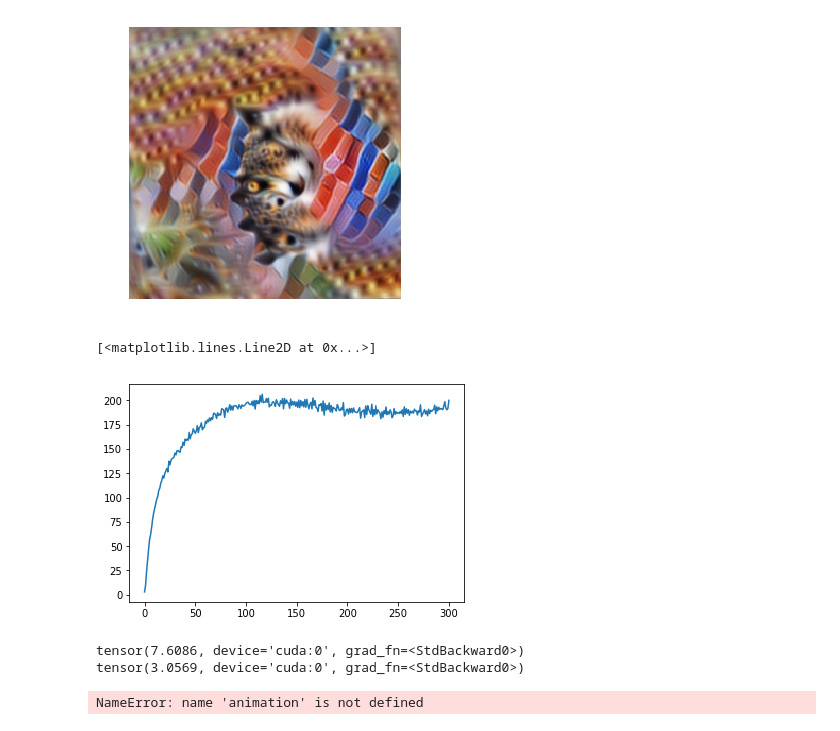
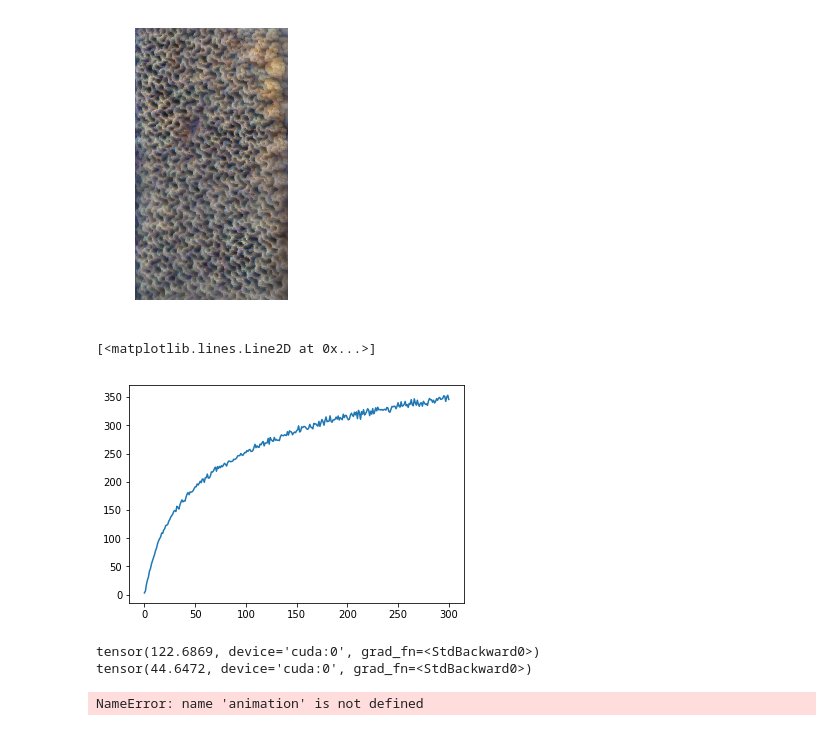
Before and after one commit to justinpinkney/sumie, a Jupyter notebook: docs/im_opt.ipynb, the cells around one changed output. Saved outputs shown, nothing was run; the diff lists cells and outputs as text; code cells hidden in the pictures.

```diff
--- a/docs/im_opt.ipynb
+++ b/docs/im_opt.ipynb
@@ -71,55 +71,57 @@ def grab_value(a):
 def change_objective(i, image, model, objective, opt):
     if i % 100 == 0:
         opt.objective = sumie.objectives.ConvChannel(model[26], np.random.randint(512), func=torch.std)
 
-def change_combined(i, image, model, objective, opt):
-    if i % 100 == 0:
-        opt.objective.children[0] = sumie.objectives.ConvChannel(model[26], np.random.randint(512))
-    if i % 75 == 0:
-        opt.objective.children[1] = sumie.objectives.ConvChannel(model[10], np.random.randint(256), func=torch.std)
+def change_combined(opt, i):
+    if i % 400 == 0:
+        opt.objective.children[0] = sumie.objectives.ConvChannel(opt.model[26], np.random.randint(512), func=torch.std)
+    if i % 300 == 0:
+        opt.objective.children[1] = sumie.objectives.ConvChannel(opt.model[10], np.random.randint(256), func=torch.std)
 
 from skimage.transform import AffineTransform
 
 def warp_image(opt, i):
     if i % 5 == 0:
-        tform = AffineTransform(rotation=0.01/5, translation = -128)
+        tform = AffineTransform(scale=(0.998, 0.998))
         reshaped_image = opt.image.base_image().detach().permute(3,2,1,0).squeeze(3).cpu().numpy()
-        #warped = skimage.transform.warp(reshaped_image, tform)
-        warped = skimage.transform.rotate(reshaped_image, 0.5)
+        warped = skimage.transform.warp(reshaped_image, tform)
+        #warped = skimage.transform.rotate(warped, 0.25)
+        #warped = reshaped_image
         warped = torch.Tensor(warped).permute(2,1,0).unsqueeze(0).contiguous()
         opt.image.base_image.set_pixels(warped.to(device))
 
-im = sumie.Image((256, 256), param='fft', transforms=[
+im = sumie.Image((720, 1280), param='fft', transforms=[
                     sumie.transforms.PositionJitter(8),
                     sumie.transforms.Interpolate(0.5),
                     sumie.transforms.Normalise(),
               ]
             )
 
 device = 'cuda'
 im.to(device)
 model.to(device)
 channel = sumie.objectives.ConvChannel(model.features[26], 0, func=torch.std)
 obj2 = sumie.objectives.ConvChannel(model.features[10], 0, func=torch.std)
 combined = sumie.objectives.Composite([channel, obj2], [1, 5])
 opt = sumie.Optimiser(im, model.features, combined)
 opt.add_callback(warp_image)
+#opt.add_callback(change_combined)
 
-opt.run(iterations=300, progress=True, lr=0.05, output='tmp')
+opt.run(iterations=200, progress=True, lr=0.025, output='tmp', output_skip=5)
 sumie.vis.show(im.get_image())
 # %% [output]
-[figure, old version]
+[figure, new version]
 # %%
 plt.plot([x.item() for x in opt.history])
 # %% [output]
 [<matplotlib.lines.Line2D at 0x...>]
-[figure, old version]
+[figure, new version]
 # %%
 for child in opt.objective.children:
     print(child.objective)
 # %% [output]
-tensor(7.6086, device='cuda:0', grad_fn=<StdBackward0>)
-tensor(3.0569, device='cuda:0', grad_fn=<StdBackward0>)
+tensor(122.6869, device='cuda:0', grad_fn=<StdBackward0>)
+tensor(44.6472, device='cuda:0', grad_fn=<StdBackward0>)
 # %%
 def to_frame(i):
   return animation[i,:,:,:].squeeze(0).permute((1, 2, 0)).numpy()
```
Also changed, not shown: 4 other files.
